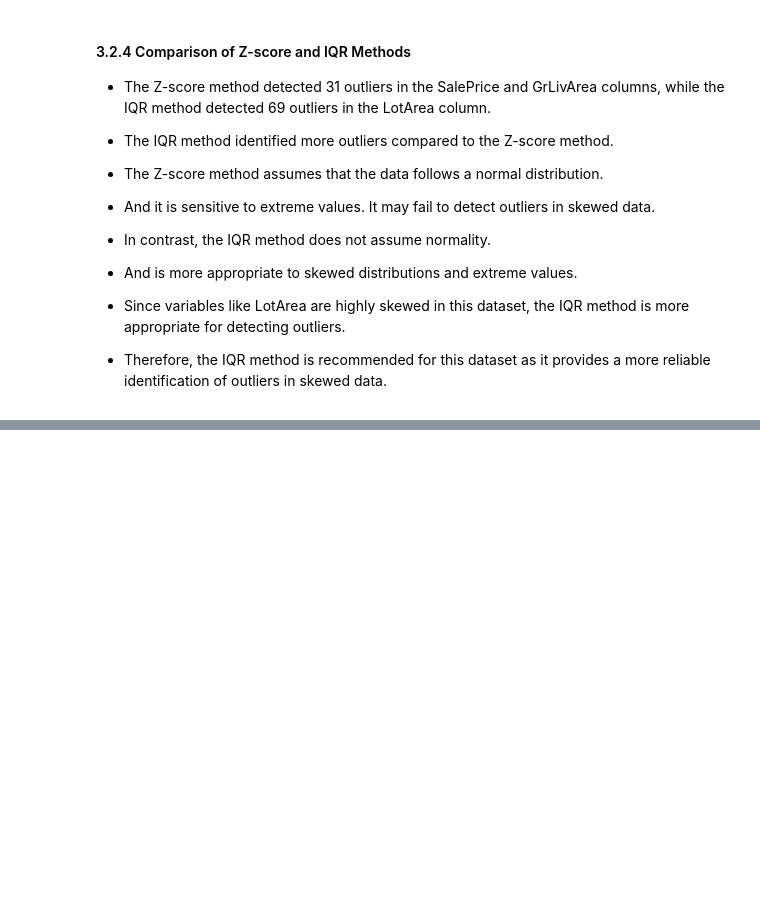
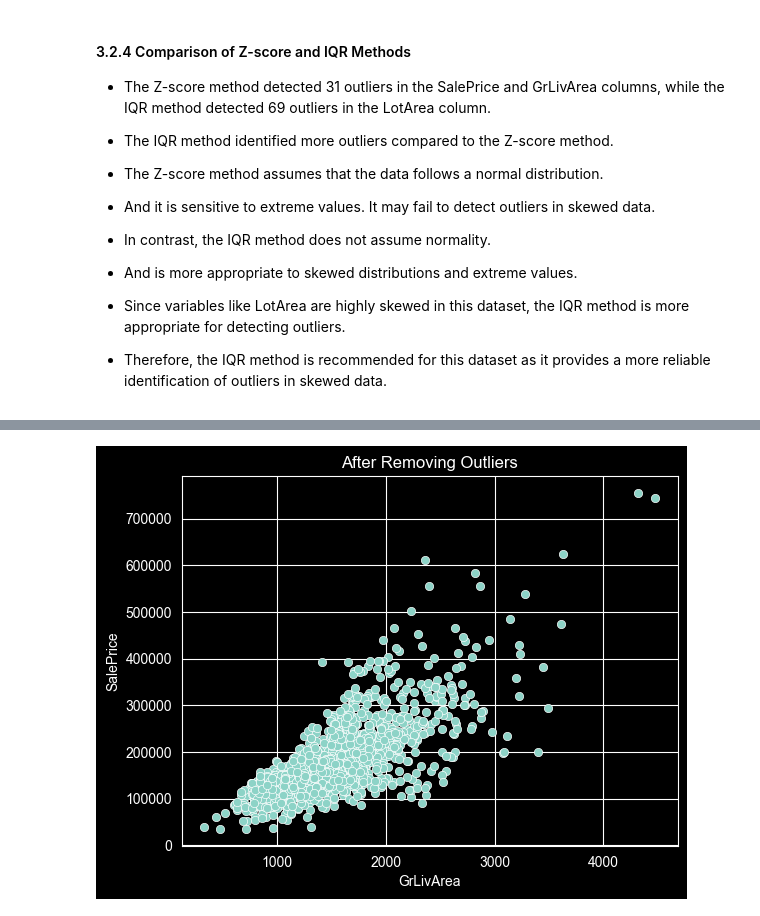
Before and after one commit to pinithasavidya617/pandas-data-analysis-practice, a Jupyter notebook: Data Processing Project/ames_analysis.ipynb, the cells around one changed output, grey strips where cells are left out. Saved outputs shown, nothing was run; the diff lists cells and outputs as text; code cells hidden in the pictures; blank space fills up the shorter version.

```diff
--- a/Data Processing Project/ames_analysis.ipynb
+++ b/Data Processing Project/ames_analysis.ipynb
@@ -724,0 +738,3 @@ Number of outliers: 69
+# %%
+outliers = df[(df['GrLivArea'] > 4000) & (df['SalePrice'] < 300000)]
+outliers
@@ -724,0 +746,11 @@ Number of outliers: 69
+# %%
+df_clean = df.drop(outliers.index)
+# %%
+sns.scatterplot(x=df_clean['GrLivArea'], y=df_clean['SalePrice'])
+plt.xlabel('GrLivArea')
+plt.ylabel('SalePrice')
+plt.title('After Removing Outliers')
+
+plt.show()
+# %% [output]
+[figure, added]
```
Also changed, not shown: parts of 11 cells of this notebook.
